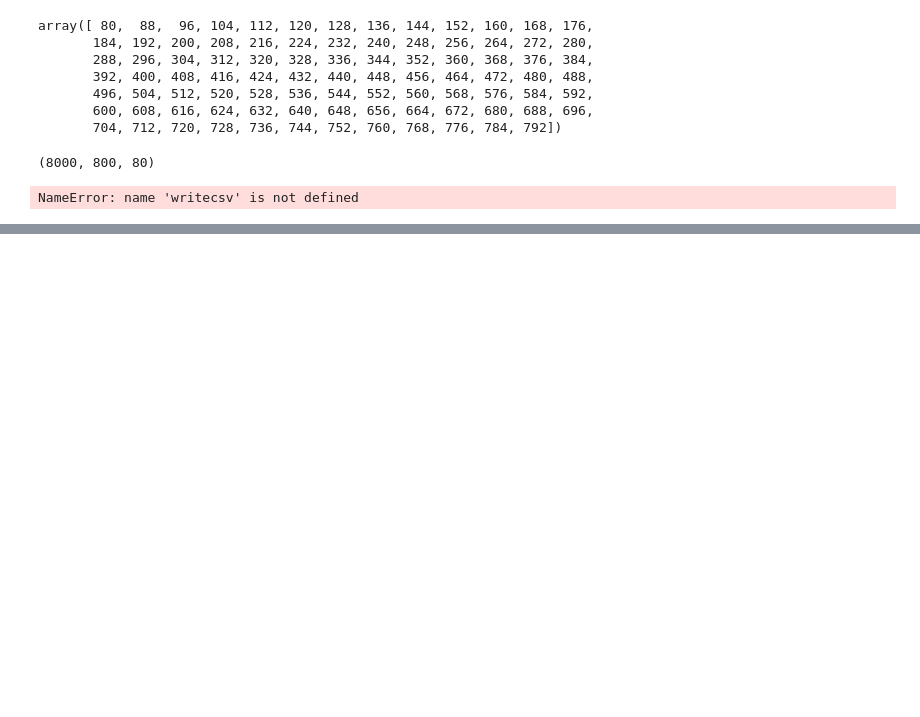
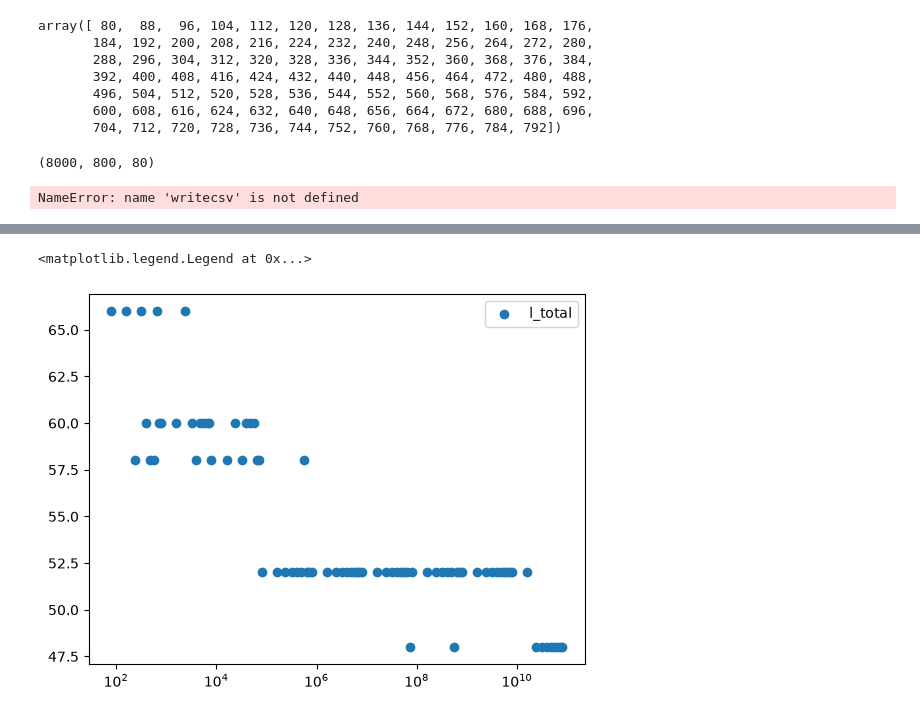
Before and after one commit to Veriqloud/applications_on_qline, a Jupyter notebook: Q_digital_signatures/test.ipynb, the cells around one changed output, grey strips where cells are left out. Drawn from its saved outputs; the diff is of its cells as text; code cells hidden in the pictures; blank space fills up the shorter version.

```diff
--- a/Q_digital_signatures/test.ipynb
+++ b/Q_digital_signatures/test.ipynb
@@ -1543,0 +1674,21 @@ KeyboardInterrupt:
+# %%
+fig, ax = plt.subplots()
+
+
+
+# l_total
+x1 = []
+y1 = []
+with open("log/params_l_total.csv", "r") as f:
+    data = csv.DictReader(f)
+    for row in data:
+        x1.append(int(row['bM']))
+        y1.append(float(row['n']))
+ax.scatter(x1, y1, label=f'l_total', marker = 'o')
+
+
+ax.set_xscale('log', base=10)
+ax.legend()
+# %% [output]
+<matplotlib.legend.Legend at 0x...>
+[figure, added]
```
Also changed, not shown: parts of 15 cells of this notebook, 17 other files.
